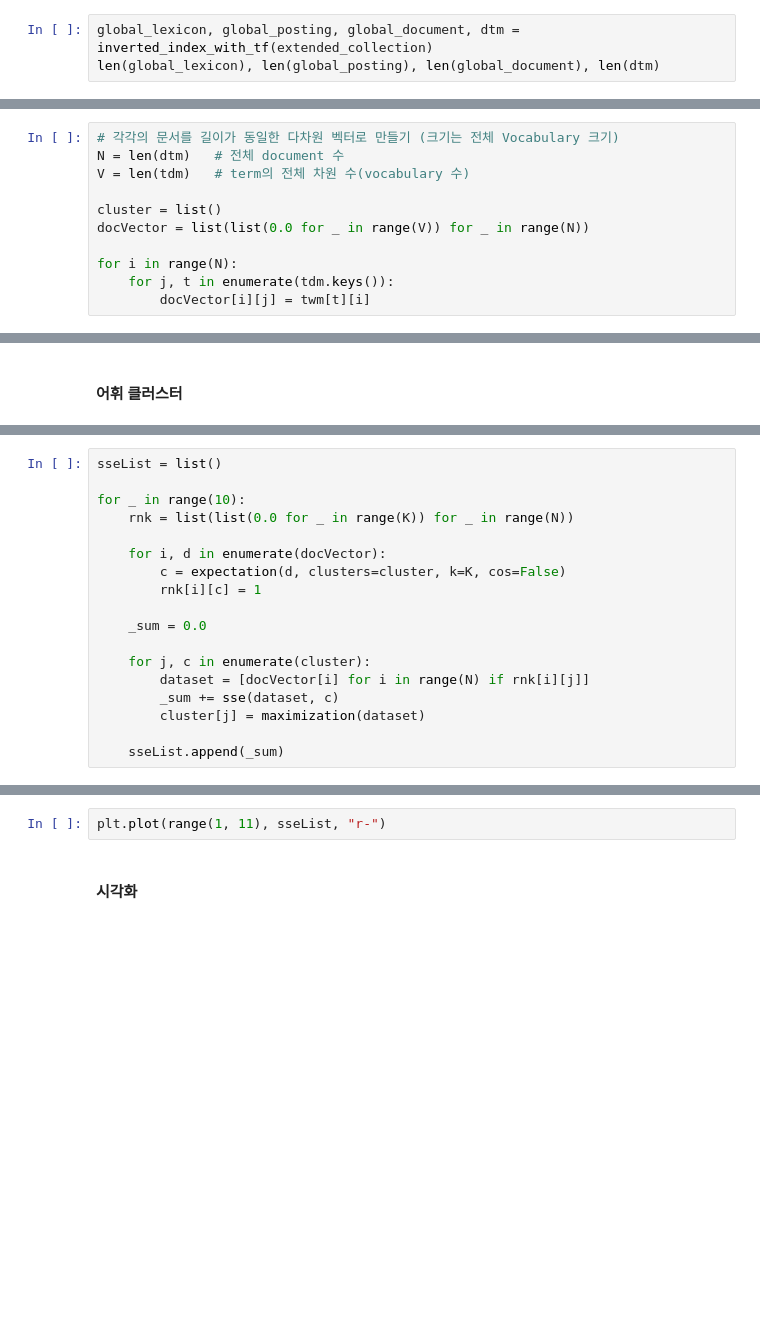
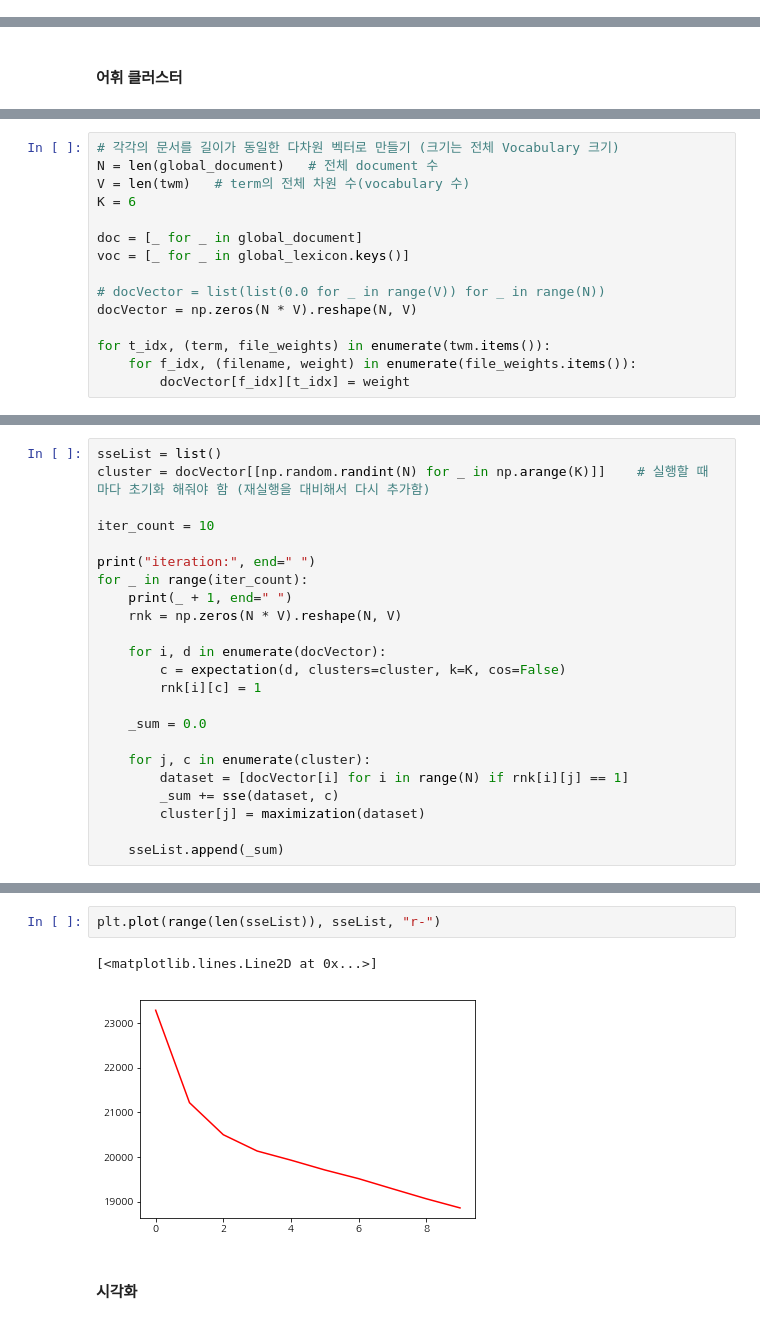
Before and after one commit to sungalex/nlp, a Jupyter notebook: lecture30-project6-뉴스데이터_클러스터_시각화.ipynb, the cells around one changed output, grey strips where cells are left out. Cells and saved outputs as stored; diff of their text form; blank space fills up the shorter version.

```diff
--- a/lecture30-project6-뉴스데이터_클러스터_시각화.ipynb
+++ b/lecture30-project6-뉴스데이터_클러스터_시각화.ipynb
@@ -242,3 +249,0 @@ def sse(data, centroid):   # sum squared error
-# %%
-global_lexicon, global_posting, global_document, dtm = inverted_index_with_tf(extended_collection)
-len(global_lexicon), len(global_posting), len(global_document), len(dtm)
@@ -251,11 +249,0 @@ global_lexicon_idf, global_document_weight = evaluate_idf(global_lexicon, global
-# %%
-# 각각의 문서를 길이가 동일한 다차원 벡터로 만들기 (크기는 전체 Vocabulary 크기)
-N = len(dtm)   # 전체 document 수
-V = len(tdm)   # term의 전체 차원 수(vocabulary 수)
-
-cluster = list()
-docVector = list(list(0.0 for _ in range(V)) for _ in range(N))
-
-for i in range(N):
-    for j, t in enumerate(tdm.keys()):
-        docVector[i][j] = twm[t][i]
@@ -275,0 +252,15 @@ len(cluster), len(docVector[0])
+# %%
+# 각각의 문서를 길이가 동일한 다차원 벡터로 만들기 (크기는 전체 Vocabulary 크기)
+N = len(global_document)   # 전체 document 수
+V = len(twm)   # term의 전체 차원 수(vocabulary 수)
+K = 6
+
+doc = [_ for _ in global_document]
+voc = [_ for _ in global_lexicon.keys()]
+
+# docVector = list(list(0.0 for _ in range(V)) for _ in range(N))
+docVector = np.zeros(N * V).reshape(N, V)
+
+for t_idx, (term, file_weights) in enumerate(twm.items()):
+    for f_idx, (filename, weight) in enumerate(file_weights.items()):
+        docVector[f_idx][t_idx] = weight
@@ -276,8 +304,13 @@ len(cluster), len(docVector[0])
 # %%
 sseList = list()
+cluster = docVector[[np.random.randint(N) for _ in np.arange(K)]]    # 실행할 때 마다 초기화 해줘야 함 (재실행을 대비해서 다시 추가함)
 
-for _ in range(10):
-    rnk = list(list(0.0 for _ in range(K)) for _ in range(N))
+iter_count = 10
+
+print("iteration:", end=" ")
+for _ in range(iter_count):
+    print(_ + 1, end=" ")
+    rnk = np.zeros(N * V).reshape(N, V)
 
     for i, d in enumerate(docVector):
         c = expectation(d, clusters=cluster, k=K, cos=False)
@@ -286,7 +319,7 @@ for _ in range(10):
     _sum = 0.0
 
     for j, c in enumerate(cluster):
-        dataset = [docVector[i] for i in range(N) if rnk[i][j]]
+        dataset = [docVector[i] for i in range(N) if rnk[i][j] == 1]
         _sum += sse(dataset, c)
         cluster[j] = maximization(dataset)
 
@@ -298,5 +333,8 @@ len(sseList)
 # %%
-plt.plot(range(1, 11), sseList, "r-")
+plt.plot(range(len(sseList)), sseList, "r-")
+# %% [output]
+[<matplotlib.lines.Line2D at 0x...>]
+[figure, added]
 # %% [markdown]
 #### 시각화
 # %%
```
Also changed, not shown: parts of 40 cells of this notebook.
